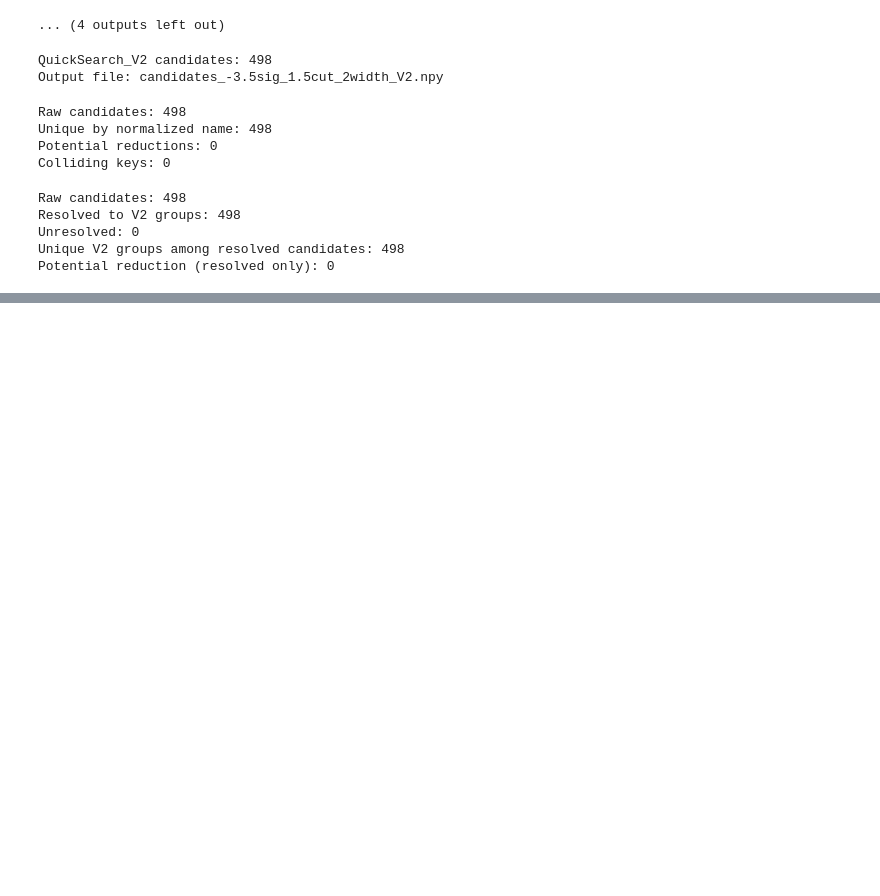
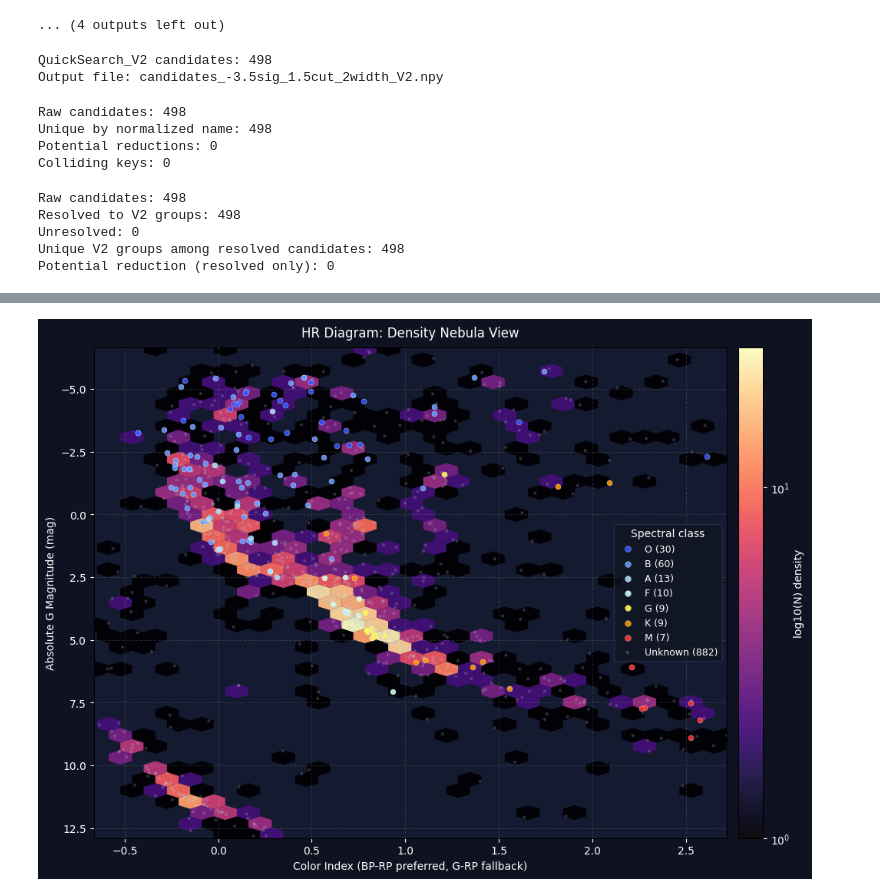
Before and after one commit to AstroHohen/ResearchProjectMSc, a Jupyter notebook: HR/search/quicksearch_V2.ipynb, the cells around one changed output, grey strips where cells are left out. Cells and saved outputs as stored; diff of their text form; code cells hidden in the pictures; blank space fills up the shorter version.

```diff
--- a/HR/search/quicksearch_V2.ipynb
+++ b/HR/search/quicksearch_V2.ipynb
@@ -425,0 +2063,92 @@ Potential reduction (resolved only): 0
+# %%
+# Alternative cool visualization: density-nebula HR diagram (hexbin + spectral highlights).
+import numpy as np
+import matplotlib.pyplot as plt
+
+if 'hr_qs' not in globals() or hr_qs is None or len(hr_qs) == 0:
+    raise RuntimeError('hr_qs is not available. Run the HR plotting cell above first.')
+
+# Reuse squished window for consistency.
+x_lo, x_hi = np.nanpercentile(hr_qs['color_index'], [3, 97])
+y_lo, y_hi = np.nanpercentile(hr_qs['abs_g'], [3, 97])
+x_pad = max(0.05, 0.08 * (x_hi - x_lo))
+y_pad = max(0.20, 0.08 * (y_hi - y_lo))
+
+fig_alt, ax_alt = plt.subplots(figsize=(10.8, 7.4))
+fig_alt.patch.set_facecolor('#0f1221')
+ax_alt.set_facecolor('#141a2f')
+
+# Dense background structure.
+hb = ax_alt.hexbin(
+    hr_qs['color_index'],
+    hr_qs['abs_g'],
+    gridsize=55,
+    cmap='magma',
+    bins='log',
+    mincnt=1,
+    linewidths=0.0,
+    alpha=0.95
+)
+cb = fig_alt.colorbar(hb, ax=ax_alt, pad=0.015)
+cb.set_label('log10(N) density', color='white')
+cb.ax.yaxis.set_tick_params(color='white')
+plt.setp(cb.ax.get_yticklabels(), color='white')
+
+# Highlight known spectral classes on top.
+highlight_classes = ['O', 'B', 'A', 'F', 'G', 'K', 'M']
+for cls in highlight_classes:
+    part = hr_qs[hr_qs['sp_class'] == cls]
+    if part.empty:
+        continue
+    ax_alt.scatter(
+        part['color_index'],
+        part['abs_g'],
+        s=26,
+        alpha=0.90,
+        c=color_map_qs.get(cls, '#ffffff'),
+        edgecolors='white',
+        linewidths=0.25,
+        label=f'{cls} ({len(part)})'
+    )
+
+# Keep unknowns subtle so structure remains visible.
+unknown_part = hr_qs[hr_qs['sp_class'] == 'Unknown']
+if not unknown_part.empty:
+    ax_alt.scatter(
+        unknown_part['color_index'],
+        unknown_part['abs_g'],
+        s=9,
+        alpha=0.22,
+        c='#c7cfdd',
+        edgecolors='none',
+        label=f'Unknown ({len(unknown_part)})'
+    )
+
+ax_alt.invert_yaxis()
+ax_alt.set_xlim(x_lo - x_pad, x_hi + x_pad)
+ax_alt.set_ylim(y_hi + y_pad, y_lo - y_pad)
+
+ax_alt.set_xlabel('Color Index (BP-RP preferred, G-RP fallback)', color='white')
+ax_alt.set_ylabel('Absolute G Magnitude (mag)', color='white')
+ax_alt.set_title('HR Diagram: Density Nebula View', color='white', pad=10)
+ax_alt.grid(alpha=0.12, linestyle='--', color='white')
+ax_alt.tick_params(colors='white')
+
+legend = ax_alt.legend(
+    title='Spectral class',
+    loc='best',
+    frameon=True,
+    framealpha=0.75,
+    facecolor='#111522',
+    edgecolor='#2a3355',
+    fontsize=9,
+    title_fontsize=10,
+    markerscale=1.1
+)
+plt.setp(legend.get_texts(), color='white')
+legend.get_title().set_color('white')
+
+print('Density-nebula view ready (same 1044 points, density-emphasized).')
+plt.tight_layout()
+plt.show()
+# %% [output]
@@ -425,0 +2156 @@ Potential reduction (resolved only): 0
+[figure, added]
```
Also changed, not shown: parts of 12 cells of this notebook, 14 other files.
